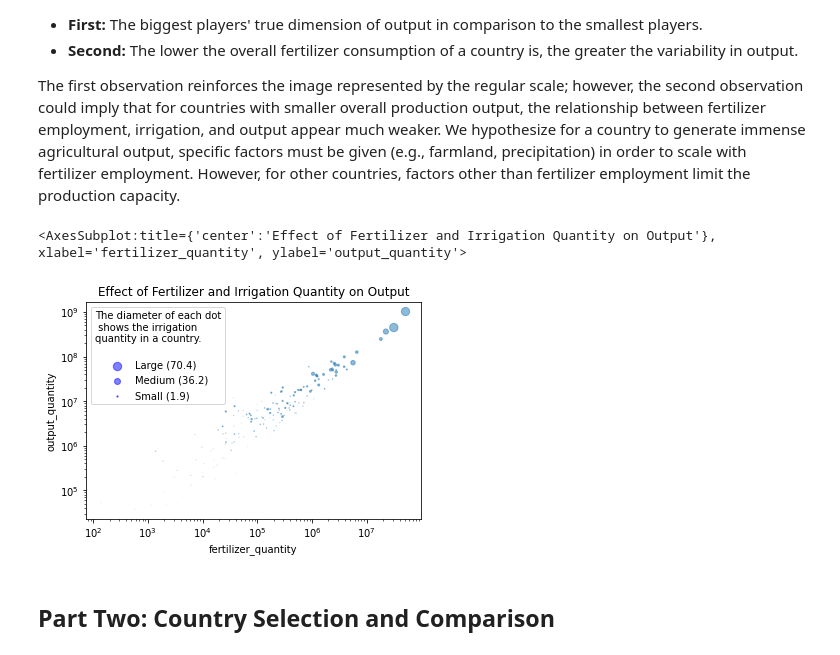
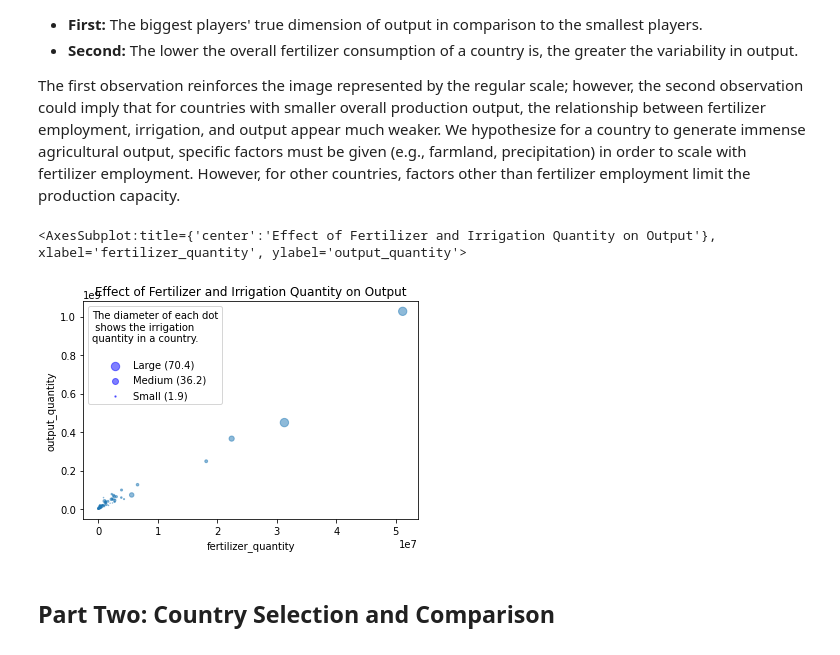
Before and after one commit to Dimedici1/Project_Agros, a Jupyter notebook: main directory/Showcase_Notebook.ipynb, the cells around one changed output. Drawn from its saved outputs; the diff is of its cells as text; code cells hidden in the pictures.

```diff
--- a/main directory/Showcase_Notebook.ipynb
+++ b/main directory/Showcase_Notebook.ipynb
@@ -41,10 +39,10 @@ To better analyze the smaller players, we extended our **gapminder method** with
 The first observation reinforces the image represented by the regular scale; however, the second observation could imply that for countries with smaller overall production output, the relationship between fertilizer employment, irrigation, and output appear much weaker. We hypothesize for a country to generate immense agricultural output, specific factors must be given (e.g., farmland, precipitation) in order to scale with fertilizer employment. However, for other countries, factors other than fertilizer employment limit the production capacity.
 # %%
 most_recent_year = data["Year"].max()
-agros.gapminder(year = most_recent_year,logscale = True)
+agros.gapminder(year = most_recent_year,logscale = False)
 # %% [output]
 <AxesSubplot:title={'center':'Effect of Fertilizer and Irrigation Quantity on Output'}, xlabel='fertilizer_quantity', ylabel='output_quantity'>
-[figure, old version]
+[figure, new version]
 # %% [markdown]
 ## **Part Two: Country Selection and Comparison**
 # %% [markdown]
```
Also changed, not shown: parts of 4 cells of this notebook.
